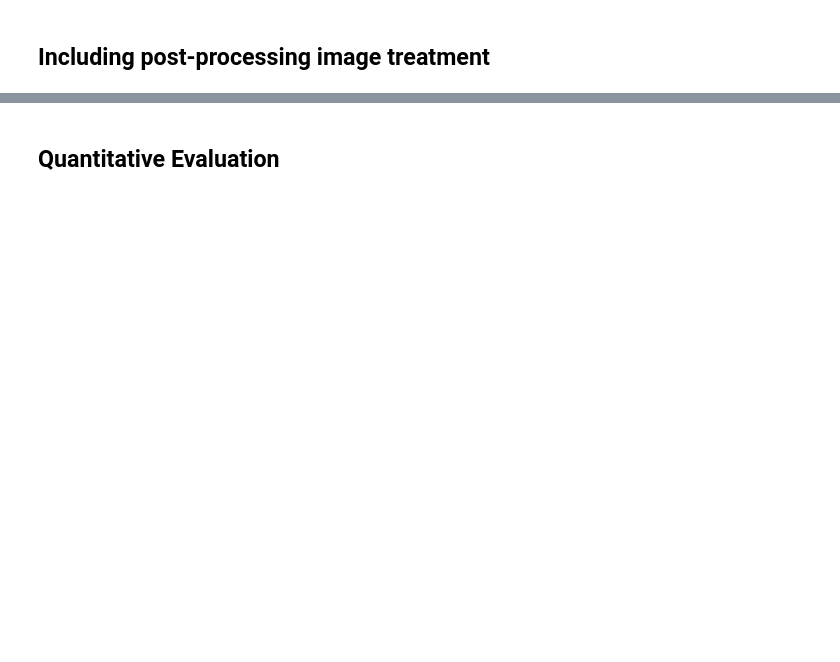
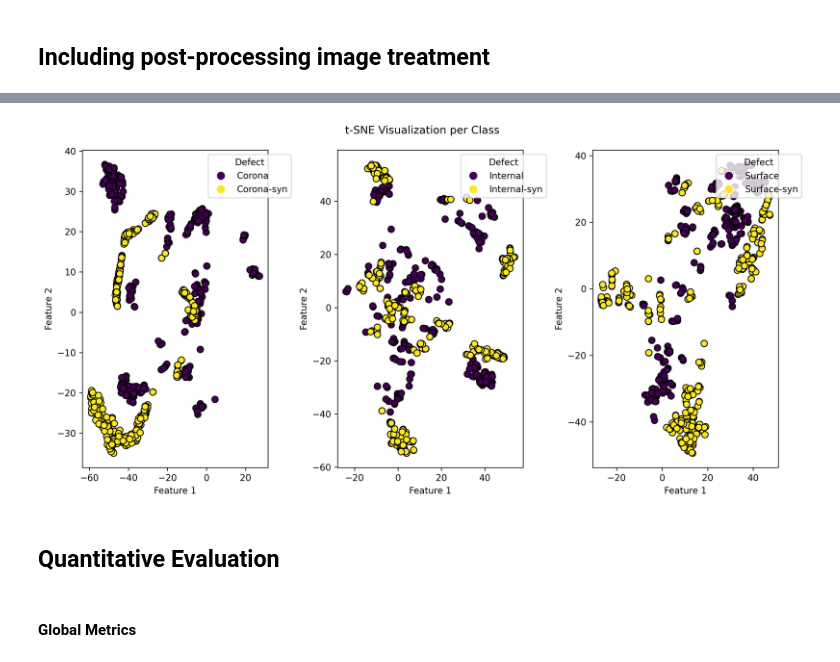
Before and after one commit to teaching-FEEC/dgm-2024.2, a Jupyter notebook: projetos/PRPD_GAN/notebooks/ACWGAN-SN_Evaluation.ipynb, the cells around one changed output, grey strips where cells are left out. Saved outputs shown, nothing was run; the diff lists cells and outputs as text; code cells hidden in the pictures; blank space fills up the shorter version.

Commit message:
Add metric evaluation per class

```diff
--- a/projetos/PRPD_GAN/notebooks/ACWGAN-SN_Evaluation.ipynb
+++ b/projetos/PRPD_GAN/notebooks/ACWGAN-SN_Evaluation.ipynb
@@ -828,2 +825,24 @@ plt.show()
+# %%
+plt.figure(figsize=(12, 6), dpi = 300)
+
+for idx, label in enumerate([0,1,2]):
+    plt.subplot(1,3,idx+1)
+    positions = np.where((augmented_labels == label) | (augmented_labels == label+3))
+    just_class = X_tsne[positions]
+    just_labels= augmented_labels[positions]
+    scatter = plt.scatter(just_class[:, 0], just_class[:, 1], c=just_labels, cmap='viridis', edgecolor='k', s=50)
+    # Create a legend
+    handles = [plt.Line2D([0], [0], marker='o', color='w', markerfacecolor=scatter.cmap(scatter.norm(l)), markersize=10) for l in [label, label+3]]
+    plt.legend(handles, [defect.capitalize() for defect in [unique_defects[label], unique_defects[label+3]]] , title='Defect', loc='upper right', bbox_to_anchor=(1.15, 1))
+
+    #plt.title('t-SNE Visualization - w post-processing')
+    plt.xlabel('Feature 1')
+    plt.ylabel('Feature 2')
+#plt.savefig('tSNE_rawPRPD.png', bbox_inches='tight', pad_inches=0.1)
+plt.suptitle('t-SNE Visualization per Class')
+plt.tight_layout()
+plt.show()
+# %% [output]
+[figure, added]
 # %% [markdown]
 ## Quantitative Evaluation
@@ -832 +849,3 @@ plt.show()
+# %% [markdown]
+#### Global Metrics
 # %%
```
Also changed, not shown: parts of 15 cells of this notebook.
